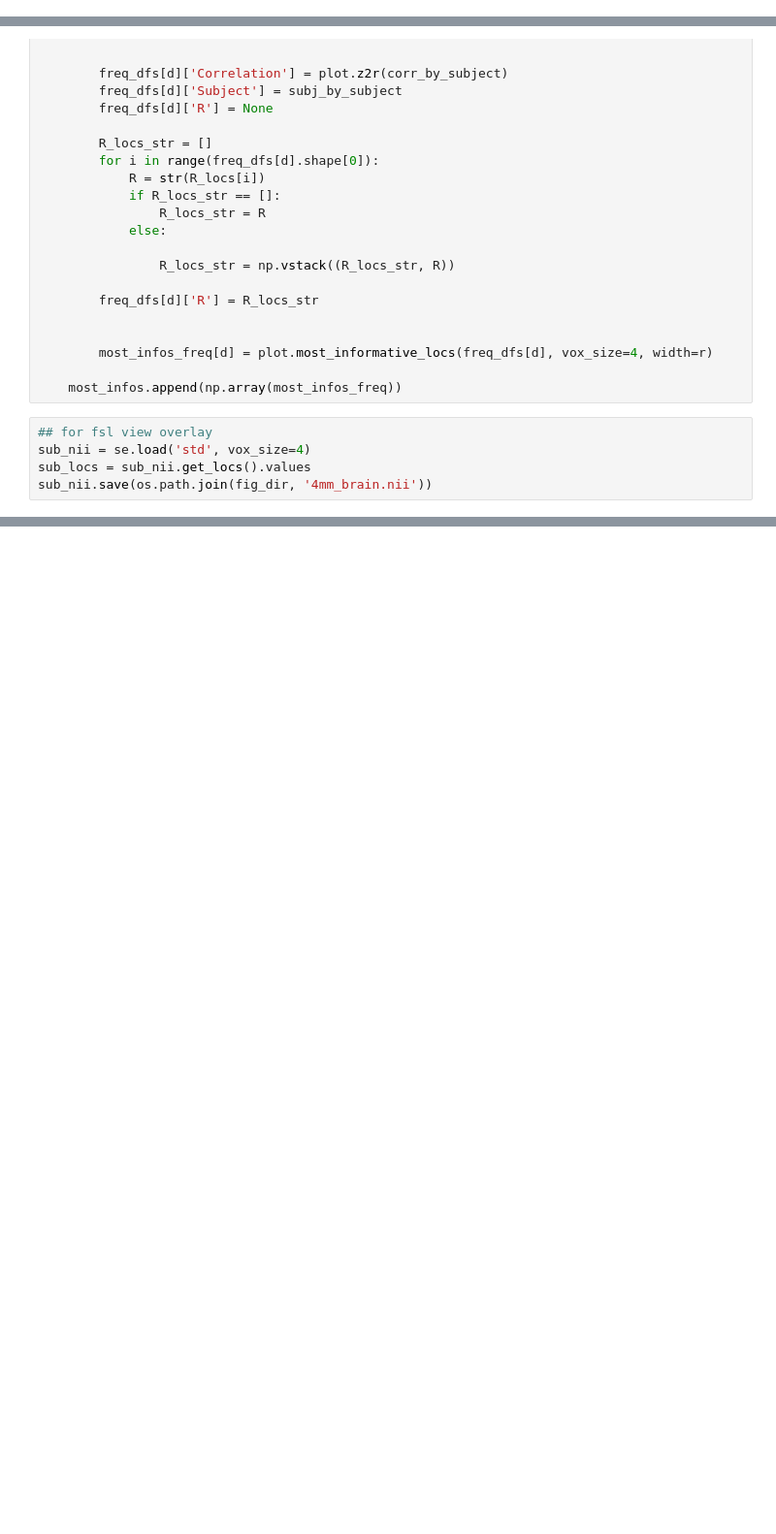
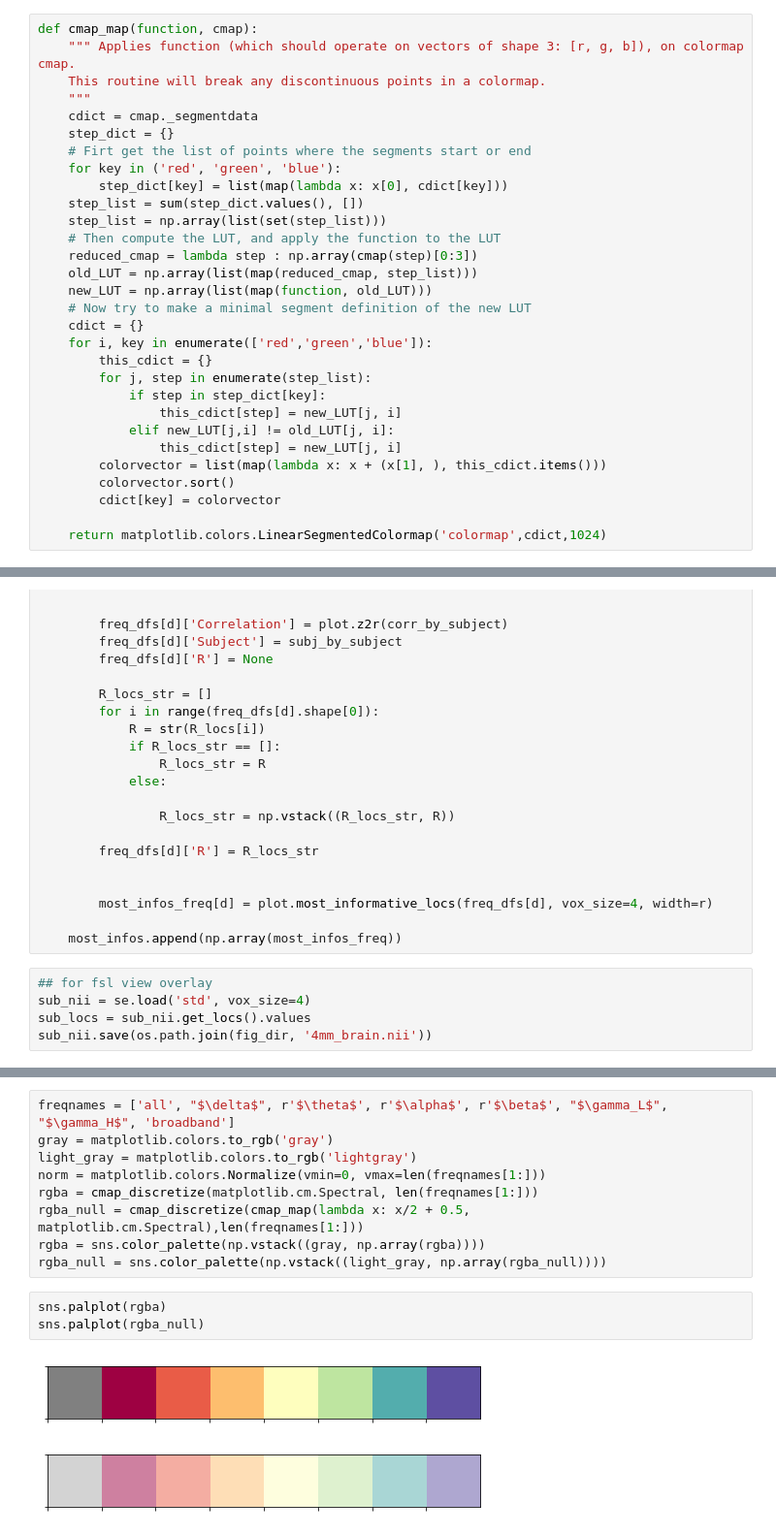
Before and after one commit to ContextLab/supereeg_paper, a Jupyter notebook: code/notebooks/suppplemental_4.ipynb, the cells around one changed output, grey strips where cells are left out. Shown at 97% size. Saved outputs shown, nothing was run; the diff lists cells and outputs as text; blank space fills up the shorter version.

```diff
--- a/code/notebooks/suppplemental_4.ipynb
+++ b/code/notebooks/suppplemental_4.ipynb
@@ -17,3 +29,33 @@ import seaborn as sns
+# %%
+def cmap_map(function, cmap):
+    """ Applies function (which should operate on vectors of shape 3: [r, g, b]), on colormap cmap.
+    This routine will break any discontinuous points in a colormap.
+    """
+    cdict = cmap._segmentdata
+    step_dict = {}
+    # Firt get the list of points where the segments start or end
+    for key in ('red', 'green', 'blue'):
+        step_dict[key] = list(map(lambda x: x[0], cdict[key]))
+    step_list = sum(step_dict.values(), [])
+    step_list = np.array(list(set(step_list)))
+    # Then compute the LUT, and apply the function to the LUT
+    reduced_cmap = lambda step : np.array(cmap(step)[0:3])
+    old_LUT = np.array(list(map(reduced_cmap, step_list)))
+    new_LUT = np.array(list(map(function, old_LUT)))
+    # Now try to make a minimal segment definition of the new LUT
+    cdict = {}
+    for i, key in enumerate(['red','green','blue']):
+        this_cdict = {}
+        for j, step in enumerate(step_list):
+            if step in step_dict[key]:
+                this_cdict[step] = new_LUT[j, i]
+            elif new_LUT[j,i] != old_LUT[j, i]:
+                this_cdict[step] = new_LUT[j, i]
+        colorvector = list(map(lambda x: x + (x[1], ), this_cdict.items()))
+        colorvector.sort()
+        cdict[key] = colorvector
+
+    return matplotlib.colors.LinearSegmentedColormap('colormap',cdict,1024)
 # %%
 r=20
 # %%
@@ -107,0 +162,15 @@ sub_nii.save(os.path.join(fig_dir, '4mm_brain.nii'))
+# %%
+freqnames = ['all', "$\delta$", r'$\theta$', r'$\alpha$', r'$\beta$', "$\gamma_L$", "$\gamma_H$", 'broadband']
+gray = matplotlib.colors.to_rgb('gray')
+light_gray = matplotlib.colors.to_rgb('lightgray')
+norm = matplotlib.colors.Normalize(vmin=0, vmax=len(freqnames[1:]))
+rgba = cmap_discretize(matplotlib.cm.Spectral, len(freqnames[1:]))
+rgba_null = cmap_discretize(cmap_map(lambda x: x/2 + 0.5, matplotlib.cm.Spectral),len(freqnames[1:]))
+rgba = sns.color_palette(np.vstack((gray, np.array(rgba))))
+rgba_null = sns.color_palette(np.vstack((light_gray, np.array(rgba_null))))
+# %%
+sns.palplot(rgba)
+sns.palplot(rgba_null)
+# %% [output]
+[figure, added]
+[figure, added]
```
Also changed, not shown: parts of 10 cells of this notebook, 20 other files.
